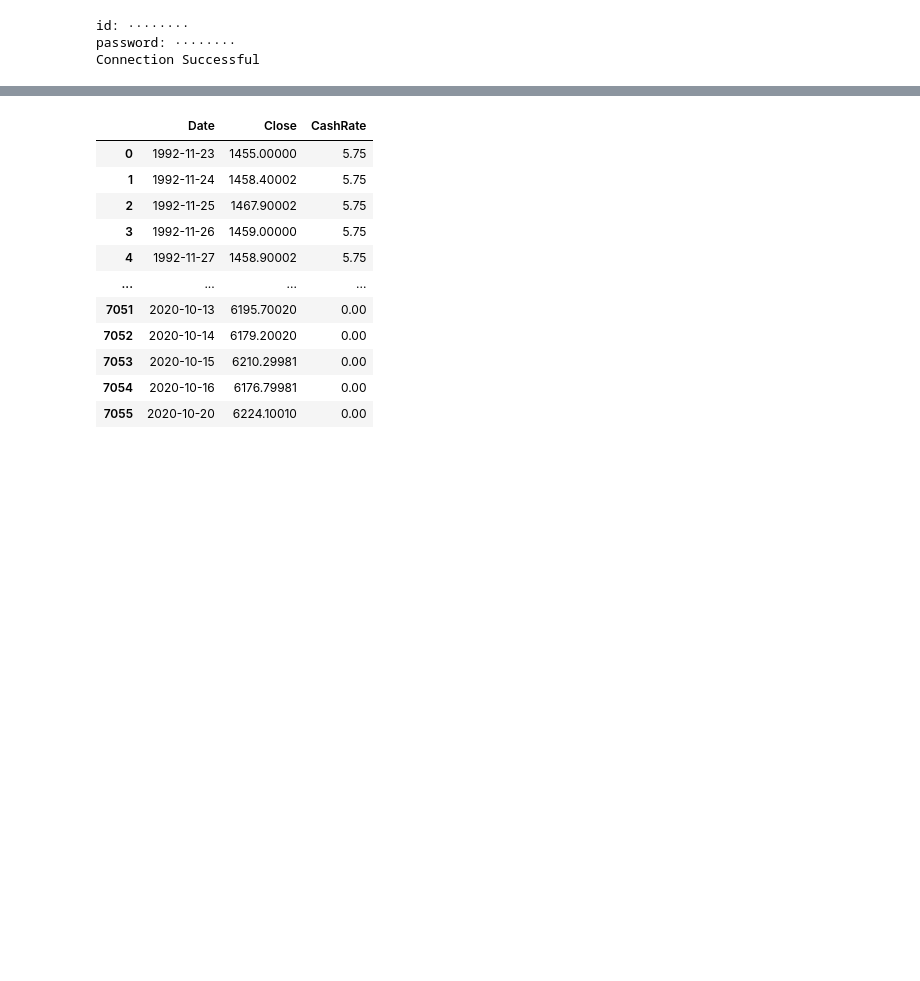
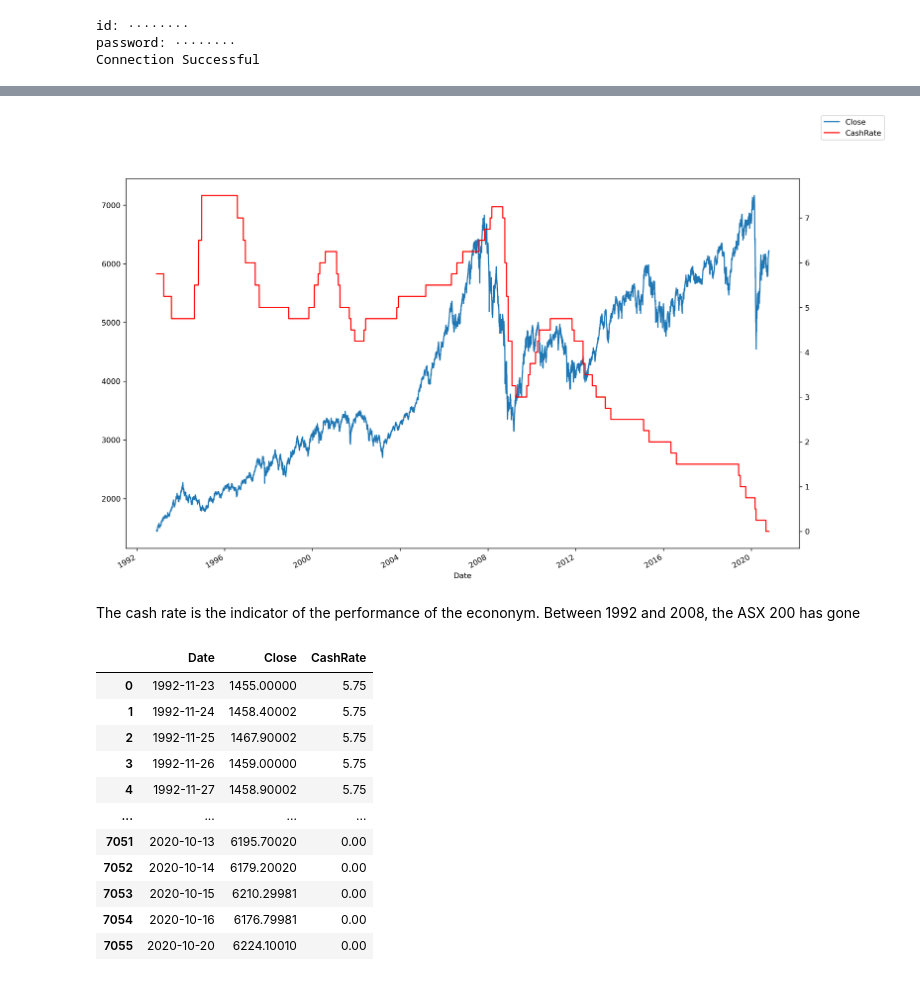
Before and after one commit to MDSI-AUG-2020-DSP/ASX, a Jupyter notebook: Exchange Rate.ipynb, the cells around one changed output, grey strips where cells are left out. Saved outputs shown, nothing was run; the diff lists cells and outputs as text; code cells hidden in the pictures; blank space fills up the shorter version.

```diff
--- a/Exchange Rate.ipynb
+++ b/Exchange Rate.ipynb
@@ -86,6 +91,19 @@ for i in range(len(cashrate)-1):
     #     if sum((df.Date.dt.month == row.Date.month) &  (df.Date.dt.year == row.Date.year)):
 #         df.loc[(df.Date.dt.month == row.Date.month) &  (df.Date.dt.year == row.Date.year),"CashRate"] = row["CashRate"]
 df.CashRate = df.CashRate.astype(float)
+# %%
+fig = plt.figure(figsize = (16,10), dpi = 300)
+ax = fig.add_subplot(111)
+# df = asx_axjo.merge(cashrate, on = "Date", how = "right").dropna()
+ax = df.plot(x="Date", y="Close", legend=False, ax = ax)
+ax2 = ax.twinx()
+df.plot(x="Date", y="CashRate", ax=ax2, legend=False, color="r")
+ax.figure.legend()
+plt.show()
+# %% [output]
+[figure, added]
+# %% [markdown]
+The cash rate is the indicator of the performance of the econonym. Between 1992 and 2008, the ASX 200 has gone
 # %%
 # from datetime import datetime
 # str(row.Date).split(' ')[0]
```
Also changed, not shown: parts of 8 cells of this notebook.
